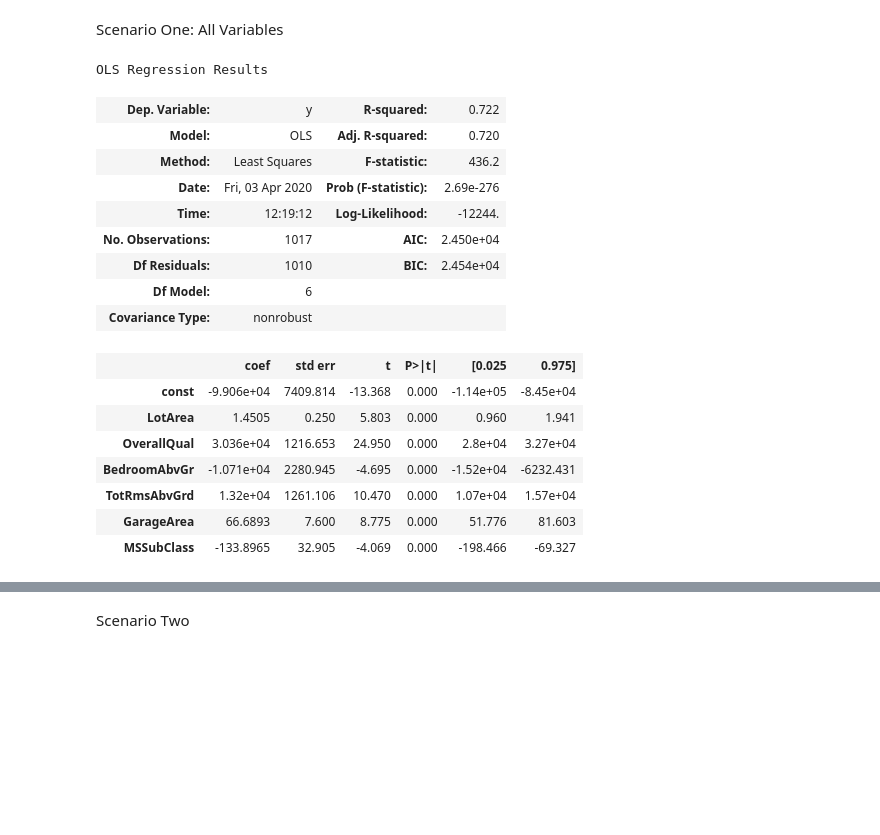
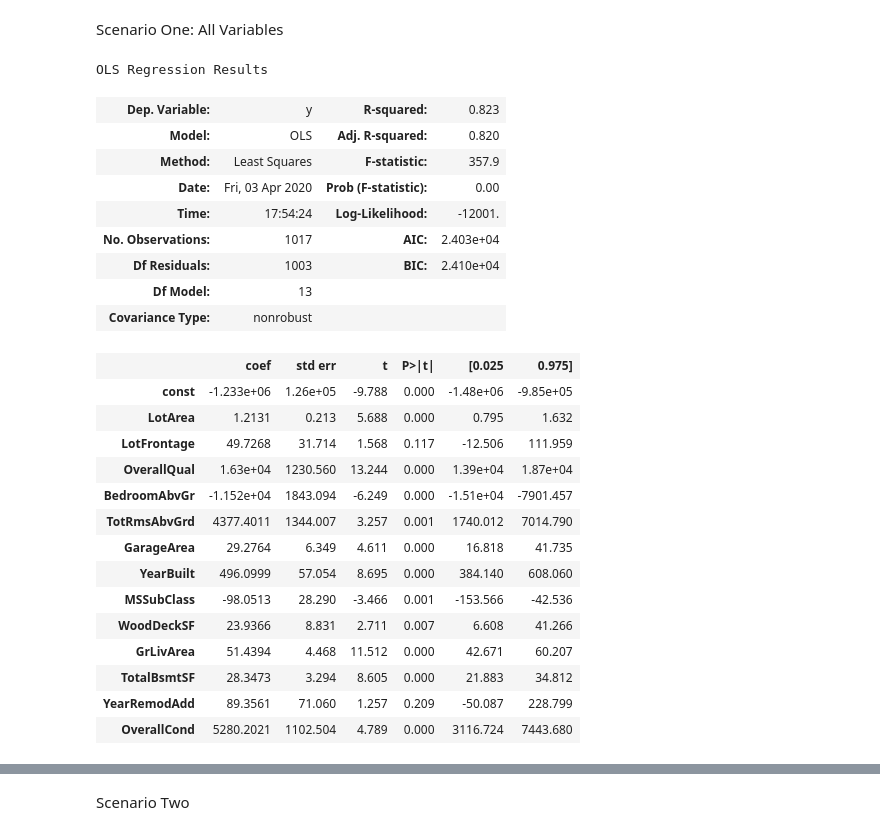
Before and after one commit to malcolmRite/House-Price-Predictions, a Jupyter notebook: Housing Prices Code.ipynb, the cells around one changed output, grey strips where cells are left out. Saved outputs shown, nothing was run; the diff lists cells and outputs as text; code cells hidden in the pictures; blank space fills up the shorter version.

```diff
--- a/Housing Prices Code.ipynb
+++ b/Housing Prices Code.ipynb
@@ -43,30 +177,0 @@ plt.show()
-# %%
-def tooLarge(lotArea):
-    tooLarge = []
-    tooLarge_ID = []
-    i = 0
-    for i in range(len(lotArea)):
-        try:
-            if lotArea[i] > 100000:
-                tooLarge_ID.append(i)
-        except KeyError:
-            i = 1 + 1
-
-    return tooLarge_ID
-
-def tooHigh(salePrice):
-    tooLarge = []
-    tooLarge_ID = []
-    i = 0
-    for i in range(len(salePrice)):
-        try:
-            if salePrice[i] > 700000:
-                tooLarge_ID.append(i)
-        except KeyError:
-            i = 1 + 1
-    return tooLarge_ID
-
-def printMatches(dataset, ids):
-    ids = np.array(ids)
-    print(dataset.iloc[ids])
-    return
@@ -79,0 +180,4 @@ plt.show
+# %%
+largeLotArea = []
+largeLotArea = (tooLarge(train_set["LotArea"], 100000))
+printMatches(train_set, largeLotArea)
@@ -80,5 +226,7 @@ plt.show
 # %%
 highPricesID = []
-highPricesID = tooHigh(train_set["SalePrice"])
+highPricesID = tooLarge(train_set["SalePrice"], 700000)
 printMatches(train_set, highPricesID)
+
+train_set["OverallQual"].iloc[highPricesID]
 # %% [output]
@@ -90,2 +251,4 @@ Index: []
 # %%
 train_set = train_set.drop(highPricesID)
+train_set = train_set.drop(largeLotArea)
+train_set = train_set.drop(large1stArea)
@@ -124,28 +270,35 @@ Testing Regression
 # %% [markdown]
 Scenario One: All Variables
 # %%
-features = ['LotArea', 'OverallQual', 'BedroomAbvGr', 'TotRmsAbvGrd', 'GarageArea', 'MSSubClass']
+features = ['LotArea', 'LotFrontage', 'OverallQual', 'BedroomAbvGr', 'TotRmsAbvGrd', 'GarageArea', "YearBuilt", 'MSSubClass', "WoodDeckSF", "GrLivArea", "TotalBsmtSF", "YearRemodAdd", "OverallCond"]
 
 X1 = sm.add_constant(train[features])
 reg = sm.OLS(train_labels, X1).fit()
 
 reg.summary()
 # %% [output]
 OLS Regression Results
-| Dep. Variable: | y | R-squared: | 0.722 |
-| Model: | OLS | Adj. R-squared: | 0.720 |
-| Method: | Least Squares | F-statistic: | 436.2 |
-| Date: | Fri, 03 Apr 2020 | Prob (F-statistic): | 2.69e-276 |
-| Time: | 12:19:12 | Log-Likelihood: | -12244. |
-| No. Observations: | 1017 | AIC: | 2.450e+04 |
-| Df Residuals: | 1010 | BIC: | 2.454e+04 |
-| Df Model: | 6 |  |  |
+| Dep. Variable: | y | R-squared: | 0.823 |
+| Model: | OLS | Adj. R-squared: | 0.820 |
+| Method: | Least Squares | F-statistic: | 357.9 |
+| Date: | Fri, 03 Apr 2020 | Prob (F-statistic): | 0.00 |
+| Time: | 17:54:24 | Log-Likelihood: | -12001. |
+| No. Observations: | 1017 | AIC: | 2.403e+04 |
+| Df Residuals: | 1003 | BIC: | 2.410e+04 |
+| Df Model: | 13 |  |  |
 | Covariance Type: | nonrobust |  |  |
 |  | coef | std err | t | P>|t| | [0.025 | 0.975] |
-| const | -9.906e+04 | 7409.814 | -13.368 | 0.000 | -1.14e+05 | -8.45e+04 |
-| LotArea | 1.4505 | 0.250 | 5.803 | 0.000 | 0.960 | 1.941 |
-| OverallQual | 3.036e+04 | 1216.653 | 24.950 | 0.000 | 2.8e+04 | 3.27e+04 |
-| BedroomAbvGr | -1.071e+04 | 2280.945 | -4.695 | 0.000 | -1.52e+04 | -6232.431 |
-| TotRmsAbvGrd | 1.32e+04 | 1261.106 | 10.470 | 0.000 | 1.07e+04 | 1.57e+04 |
-| GarageArea | 66.6893 | 7.600 | 8.775 | 0.000 | 51.776 | 81.603 |
-| MSSubClass | -133.8965 | 32.905 | -4.069 | 0.000 | -198.466 | -69.327 |
+| const | -1.233e+06 | 1.26e+05 | -9.788 | 0.000 | -1.48e+06 | -9.85e+05 |
+| LotArea | 1.2131 | 0.213 | 5.688 | 0.000 | 0.795 | 1.632 |
+| LotFrontage | 49.7268 | 31.714 | 1.568 | 0.117 | -12.506 | 111.959 |
+| OverallQual | 1.63e+04 | 1230.560 | 13.244 | 0.000 | 1.39e+04 | 1.87e+04 |
+| BedroomAbvGr | -1.152e+04 | 1843.094 | -6.249 | 0.000 | -1.51e+04 | -7901.457 |
+| TotRmsAbvGrd | 4377.4011 | 1344.007 | 3.257 | 0.001 | 1740.012 | 7014.790 |
+| GarageArea | 29.2764 | 6.349 | 4.611 | 0.000 | 16.818 | 41.735 |
+| YearBuilt | 496.0999 | 57.054 | 8.695 | 0.000 | 384.140 | 608.060 |
+| MSSubClass | -98.0513 | 28.290 | -3.466 | 0.001 | -153.566 | -42.536 |
+| WoodDeckSF | 23.9366 | 8.831 | 2.711 | 0.007 | 6.608 | 41.266 |
+| GrLivArea | 51.4394 | 4.468 | 11.512 | 0.000 | 42.671 | 60.207 |
+| TotalBsmtSF | 28.3473 | 3.294 | 8.605 | 0.000 | 21.883 | 34.812 |
+| YearRemodAdd | 89.3561 | 71.060 | 1.257 | 0.209 | -50.087 | 228.799 |
+| OverallCond | 5280.2021 | 1102.504 | 4.789 | 0.000 | 3116.724 | 7443.680 |
```
Also changed, not shown: parts of 36 cells of this notebook.
